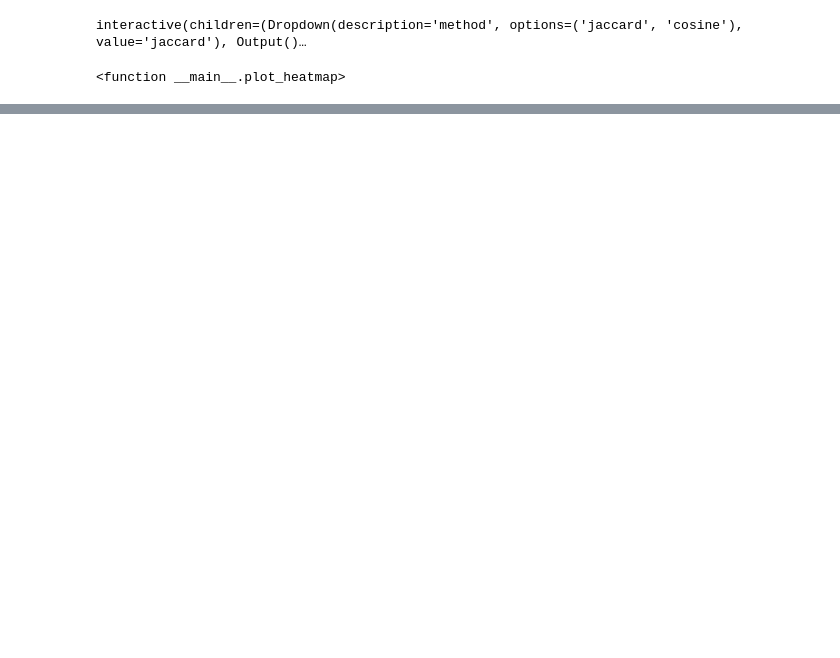
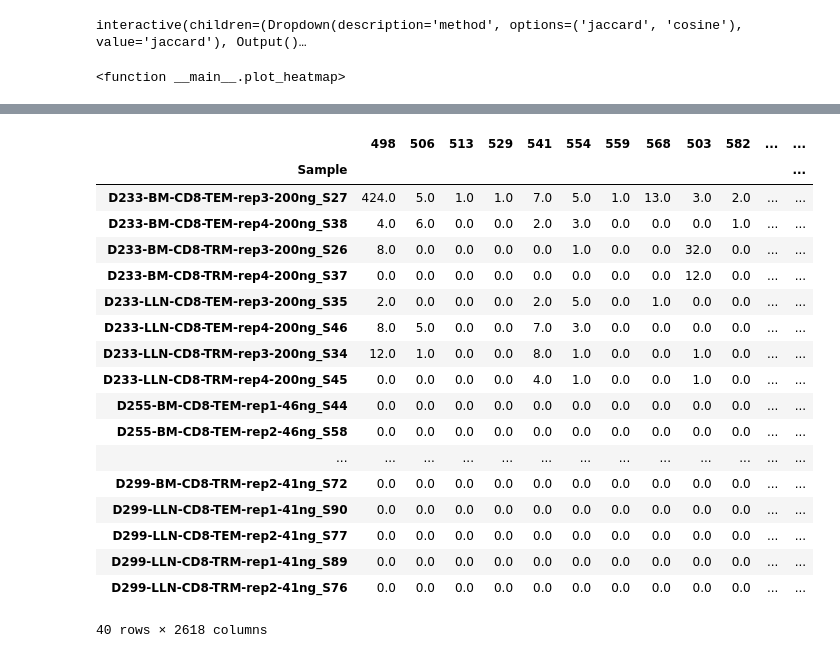
Before and after one commit to NCBI-Hackathons/PyClonal, a Jupyter notebook: jupyter_notebooks/cosine_heatmap.ipynb, the cells around one changed output, grey strips where cells are left out. Saved outputs shown, nothing was run; the diff lists cells and outputs as text; code cells hidden in the pictures; blank space fills up the shorter version.

```diff
--- a/jupyter_notebooks/cosine_heatmap.ipynb
+++ b/jupyter_notebooks/cosine_heatmap.ipynb
@@ -84,0 +87,22 @@ cosine_data
+# %%
+merged_df
+# %% [output]
+|  | 498 | 506 | 513 | 529 | 541 | 554 | 559 | 568 | 503 | 582 | ... | ... |
+| Sample |  |  |  |  |  |  |  |  |  |  |  | ... |
+| D233-BM-CD8-TEM-rep3-200ng_S27 | 424.0 | 5.0 | 1.0 | 1.0 | 7.0 | 5.0 | 1.0 | 13.0 | 3.0 | 2.0 | ... | ... |
+| D233-BM-CD8-TEM-rep4-200ng_S38 | 4.0 | 6.0 | 0.0 | 0.0 | 2.0 | 3.0 | 0.0 | 0.0 | 0.0 | 1.0 | ... | ... |
+| D233-BM-CD8-TRM-rep3-200ng_S26 | 8.0 | 0.0 | 0.0 | 0.0 | 0.0 | 1.0 | 0.0 | 0.0 | 32.0 | 0.0 | ... | ... |
+| D233-BM-CD8-TRM-rep4-200ng_S37 | 0.0 | 0.0 | 0.0 | 0.0 | 0.0 | 0.0 | 0.0 | 0.0 | 12.0 | 0.0 | ... | ... |
+| D233-LLN-CD8-TEM-rep3-200ng_S35 | 2.0 | 0.0 | 0.0 | 0.0 | 2.0 | 5.0 | 0.0 | 1.0 | 0.0 | 0.0 | ... | ... |
+| D233-LLN-CD8-TEM-rep4-200ng_S46 | 8.0 | 5.0 | 0.0 | 0.0 | 7.0 | 3.0 | 0.0 | 0.0 | 0.0 | 0.0 | ... | ... |
+| D233-LLN-CD8-TRM-rep3-200ng_S34 | 12.0 | 1.0 | 0.0 | 0.0 | 8.0 | 1.0 | 0.0 | 0.0 | 1.0 | 0.0 | ... | ... |
+| D233-LLN-CD8-TRM-rep4-200ng_S45 | 0.0 | 0.0 | 0.0 | 0.0 | 4.0 | 1.0 | 0.0 | 0.0 | 1.0 | 0.0 | ... | ... |
+| D255-BM-CD8-TEM-rep1-46ng_S44 | 0.0 | 0.0 | 0.0 | 0.0 | 0.0 | 0.0 | 0.0 | 0.0 | 0.0 | 0.0 | ... | ... |
+| D255-BM-CD8-TEM-rep2-46ng_S58 | 0.0 | 0.0 | 0.0 | 0.0 | 0.0 | 0.0 | 0.0 | 0.0 | 0.0 | 0.0 | ... | ... |
+| ... | ... | ... | ... | ... | ... | ... | ... | ... | ... | ... | ... | ... |
+| D299-BM-CD8-TRM-rep2-41ng_S72 | 0.0 | 0.0 | 0.0 | 0.0 | 0.0 | 0.0 | 0.0 | 0.0 | 0.0 | 0.0 | ... | ... |
+| D299-LLN-CD8-TEM-rep1-41ng_S90 | 0.0 | 0.0 | 0.0 | 0.0 | 0.0 | 0.0 | 0.0 | 0.0 | 0.0 | 0.0 | ... | ... |
+| D299-LLN-CD8-TEM-rep2-41ng_S77 | 0.0 | 0.0 | 0.0 | 0.0 | 0.0 | 0.0 | 0.0 | 0.0 | 0.0 | 0.0 | ... | ... |
+| D299-LLN-CD8-TRM-rep1-41ng_S89 | 0.0 | 0.0 | 0.0 | 0.0 | 0.0 | 0.0 | 0.0 | 0.0 | 0.0 | 0.0 | ... | ... |
+| D299-LLN-CD8-TRM-rep2-41ng_S76 | 0.0 | 0.0 | 0.0 | 0.0 | 0.0 | 0.0 | 0.0 | 0.0 | 0.0 | 0.0 | ... | ... |
+40 rows × 2618 columns
```
Also changed, not shown: parts of 4 cells of this notebook, 5 other files.
